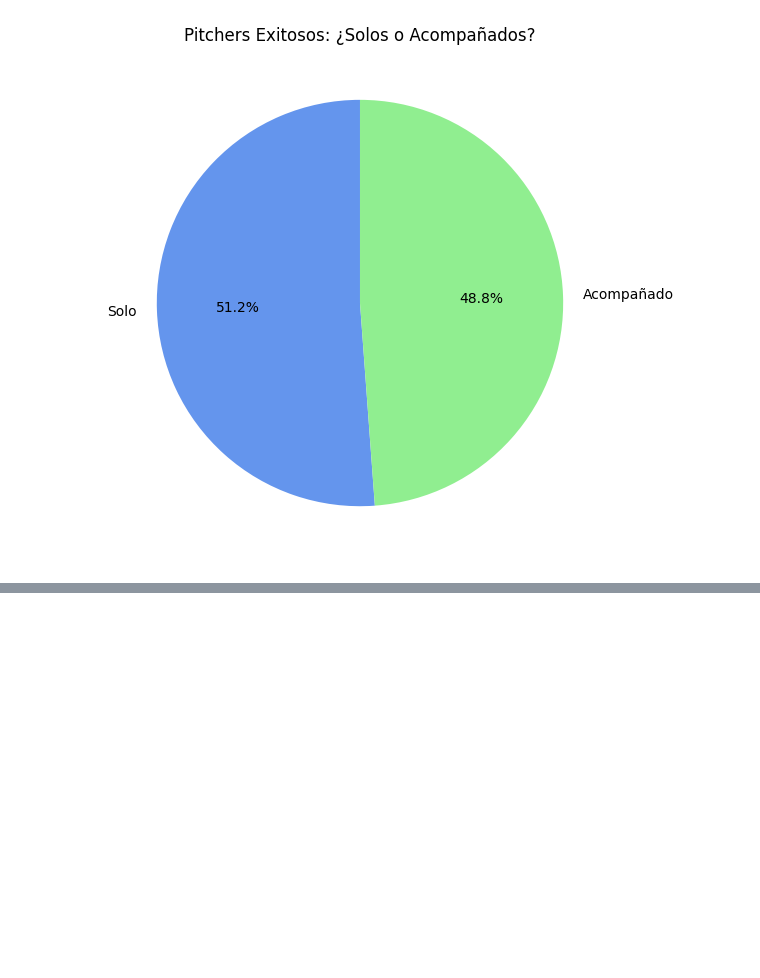
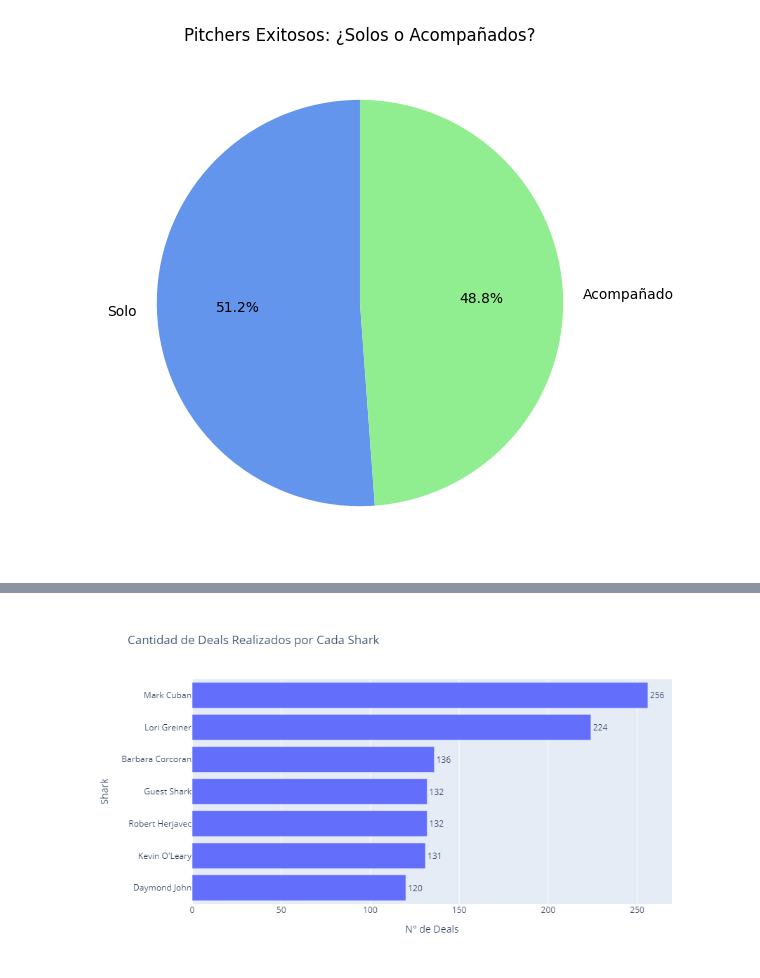
Before and after one commit to EluisEscar/SharkTank-BI, a Jupyter notebook: EDA-ST.ipynb, the cells around one changed output, grey strips where cells are left out. Cells and saved outputs as stored; diff of their text form; code cells hidden in the pictures; blank space fills up the shorter version.

```diff
--- a/EDA-ST.ipynb
+++ b/EDA-ST.ipynb
@@ -113,30 +139,33 @@ shark_columns = [
 ]
 
 # Contar cuántos deals hizo cada shark (cuando el monto es > 0)
 deals_por_shark = (df[shark_columns] > 0).sum()
 
 # Renombrar índices para visualización
 deals_por_shark.index = [
     'Barbara Corcoran', 'Mark Cuban', 'Lori Greiner',
     'Robert Herjavec', 'Daymond John', "Kevin O'Leary", 'Guest Shark'
 ]
 
 # Convertir a DataFrame
 deals_df = deals_por_shark.reset_index()
 deals_df.columns = ['Shark', 'Cantidad de Deals']
 
 fig = px.bar(
     deals_df.sort_values('Cantidad de Deals'),
     x='Cantidad de Deals',
     y='Shark',
     orientation='h',
     text='Cantidad de Deals',
     title='Cantidad de Deals Realizados por Cada Shark',
     labels={'Cantidad de Deals': 'N° de Deals'},
 )
 
 fig.update_traces(textposition='outside', hovertemplate='%{y}: %{x} deals')
 fig.update_layout(width=900, height=500)
 fig.show()
+fig.write_image("grafico.png")
+Image("grafico.png")
 # %% [output]
 [figure]
+[figure, added]
```
Also changed, not shown: parts of 14 cells of this notebook.
